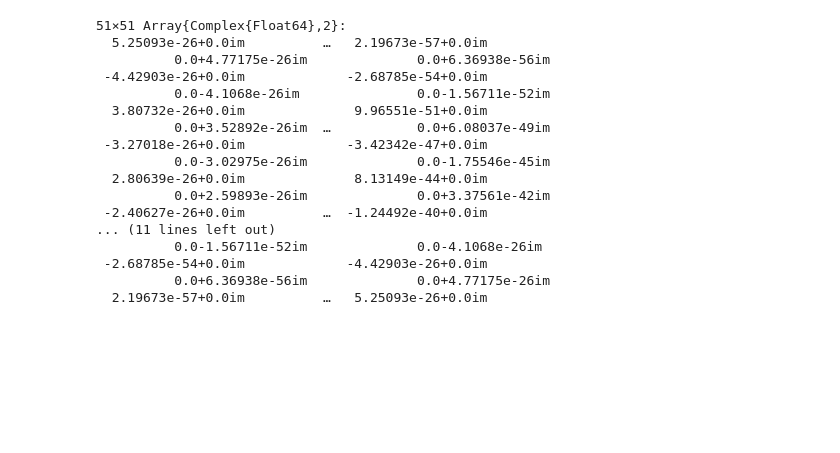
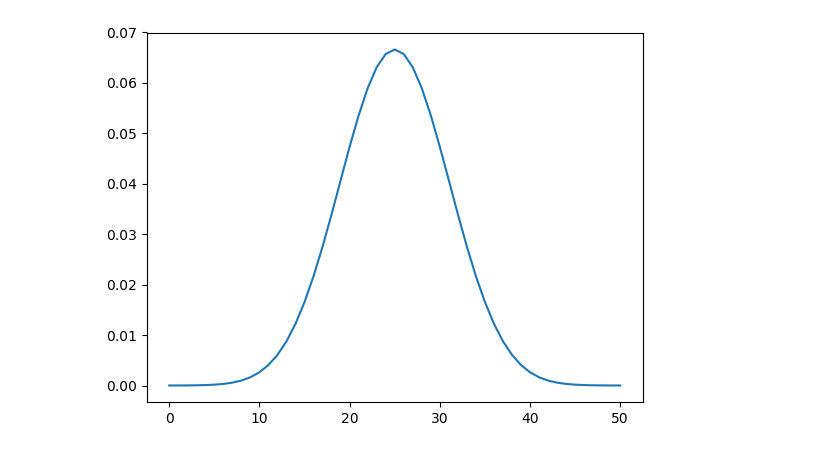
Before and after one commit to iitis/QSWalk.jl, a Jupyter notebook: examples/ex01_qsw_on_line.ipynb, the cells around one changed output. Cells and saved outputs as stored; diff of their text form; code cells hidden in the pictures; blank space fills up the shorter version.

Commit message:
Added more plots

```diff
--- a/examples/ex01_qsw_on_line.ipynb
+++ b/examples/ex01_qsw_on_line.ipynb
@@ -55,20 +17,6 @@ time_points = collect(0:10)*time_step
 # %%
-res = evolve(evo, full(init), time_step)
+res_class = evolve(evo, full(init), time_points);
-# %% [output]
-51×51 Array{Complex{Float64},2}:
-  5.25093e-26+0.0im          …   2.19673e-57+0.0im
-          0.0+4.77175e-26im              0.0+6.36938e-56im
- -4.42903e-26+0.0im             -2.68785e-54+0.0im
-          0.0-4.1068e-26im               0.0-1.56711e-52im
-  3.80732e-26+0.0im              9.96551e-51+0.0im
-          0.0+3.52892e-26im  …           0.0+6.08037e-49im
- -3.27018e-26+0.0im             -3.42342e-47+0.0im
-          0.0-3.02975e-26im              0.0-1.75546e-45im
-  2.80639e-26+0.0im              8.13149e-44+0.0im
-          0.0+2.59893e-26im              0.0+3.37561e-42im
- -2.40627e-26+0.0im          …  -1.24492e-40+0.0im
-... (11 lines left out)
-          0.0-1.56711e-52im              0.0-4.1068e-26im
- -2.68785e-54+0.0im             -4.42903e-26+0.0im
-          0.0+6.36938e-56im              0.0+4.77175e-26im
-  2.19673e-57+0.0im          …   5.25093e-26+0.0im
+# %%
+plot(diag(res_class[10]));
+# %% [output]
+[figure, added]
```
Also changed, not shown: parts of 12 cells of this notebook.
